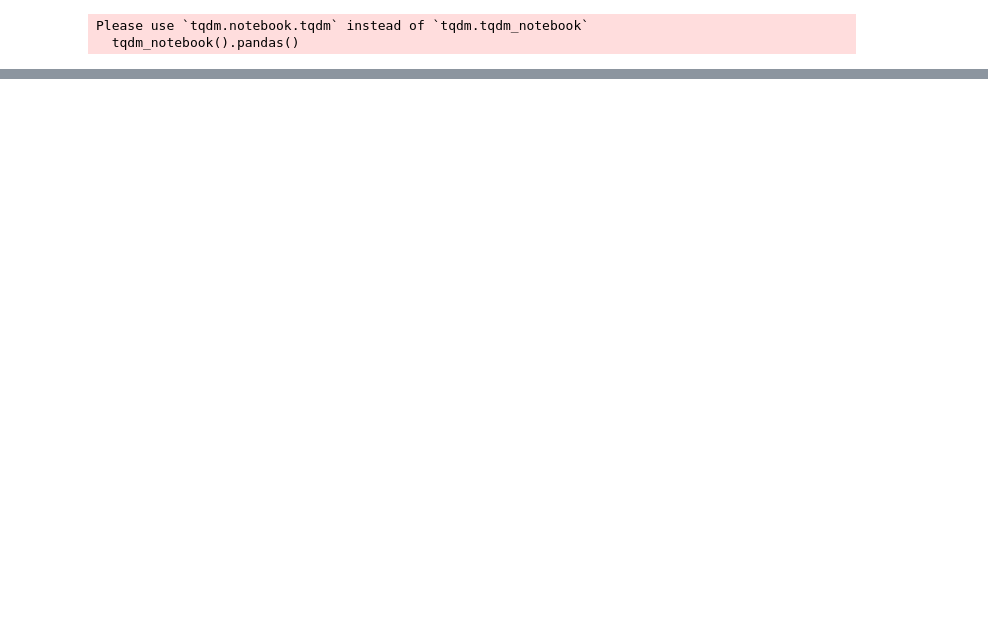
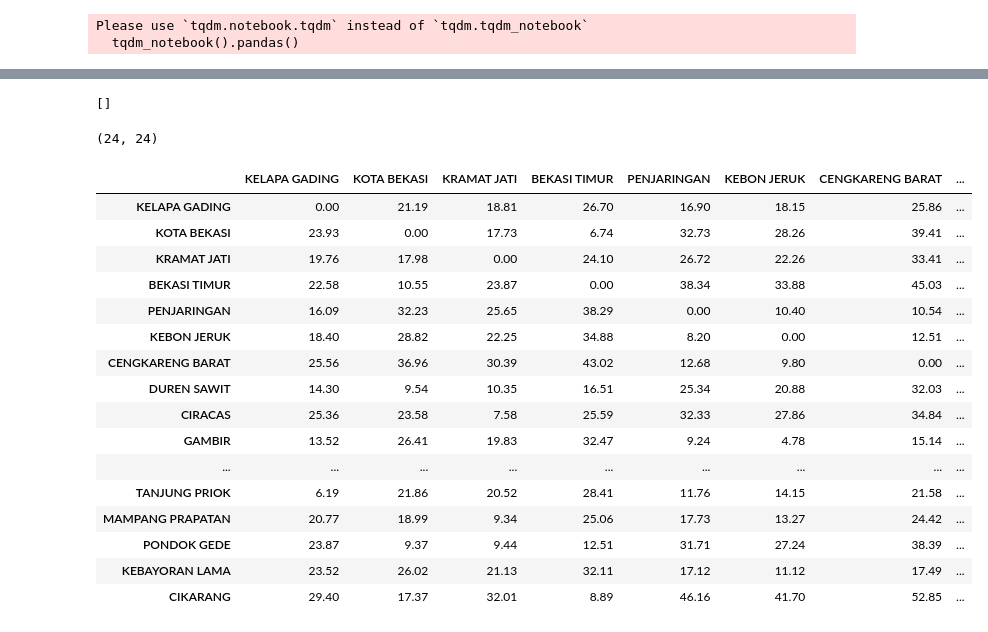
Before and after one commit to danielbeltsazar99/My-Mini-Projects, a Jupyter notebook: Special Projects (Geospatial, Vehicle Routing, Predictive Maintenance, etc)/Vehicle Routing Problem and Optimization/Logistics Middle Mile/Vehicle Routing Middle Mile Routing.ipynb, the cells around one changed output, grey strips where cells are left out. Saved outputs shown, nothing was run; the diff lists cells and outputs as text; code cells hidden in the pictures; blank space fills up the shorter version.

```diff
--- a/Special Projects (Geospatial, Vehicle Routing, Predictive Maintenance, etc)/Vehicle Routing Problem and Optimization/Logistics Middle Mile/Vehicle Routing Middle Mile Routing.ipynb
+++ b/Special Projects (Geospatial, Vehicle Routing, Predictive Maintenance, etc)/Vehicle Routing Problem and Optimization/Logistics Middle Mile/Vehicle Routing Middle Mile Routing.ipynb
@@ -33,0 +586,7 @@ Please use `tqdm.notebook.tqdm` instead of `tqdm.tqdm_notebook`
+# %%
+df_mm_weight_mean = df_mm_weight.groupby(['pod_dp_name'])['weight'].mean().reset_index()
+df_mm_weight_mean['weight'] = df_mm_weight_mean['weight'].round(decimals=1)
+df_mm_weight_mean['weight'] = [1.0 if x < 1 else x for x in df_mm_weight_mean['weight']] # change weight to 1 if weight is < 1
+df_mm_weight_mean = df_mm_weight_mean.append({'pod_dp_name':'DC MARUNDA', 'weight': 0.0}, ignore_index=True) # add DC MARUNDA to df with weight 0
+df_mm_weight_mean['weight'] = df_mm_weight_mean['weight'].astype(int)
+df_mm_weight_mean.sort_values(by='weight', ascending=False).reset_index(drop=True)
@@ -33,0 +631,4 @@ Please use `tqdm.notebook.tqdm` instead of `tqdm.tqdm_notebook`
+# %%
+# create new distance matrix
+places_capacity = list(set(df_mm_weight_mean['pod_dp_name']) & set(places))
+places_noncapacity = list(set(distance_matrix_table.columns) - set(places_capacity))
@@ -33,0 +655,40 @@ Please use `tqdm.notebook.tqdm` instead of `tqdm.tqdm_notebook`
+# %%
+places_noncapacity
+# %% [output]
+[]
+# %%
+# create new distance matrix
+#places_capacity = list(set(df_mm_weight_mean['pod_dp_name']) & set(places))
+#places_noncapacity = list(set(distance_matrix_table.columns) - set(places_capacity))
+
+# drop some places
+distance_matrix_capacity = distance_matrix_table.drop(places_noncapacity, axis='index')
+distance_matrix_capacity = distance_matrix_capacity.drop(columns=places_noncapacity)
+
+# re-identify
+distance_capacity = distance_matrix_capacity.values.tolist()
+places_capacity = list(distance_matrix_capacity.columns)
+
+distance_matrix_capacity.shape
+# %% [output]
+(24, 24)
+# %%
+distance_matrix_capacity
+# %% [output]
+|  | KELAPA GADING | KOTA BEKASI | KRAMAT JATI | BEKASI TIMUR | PENJARINGAN | KEBON JERUK | CENGKARENG BARAT | ... |
+| KELAPA GADING | 0.00 | 21.19 | 18.81 | 26.70 | 16.90 | 18.15 | 25.86 | ... |
+| KOTA BEKASI | 23.93 | 0.00 | 17.73 | 6.74 | 32.73 | 28.26 | 39.41 | ... |
+| KRAMAT JATI | 19.76 | 17.98 | 0.00 | 24.10 | 26.72 | 22.26 | 33.41 | ... |
+| BEKASI TIMUR | 22.58 | 10.55 | 23.87 | 0.00 | 38.34 | 33.88 | 45.03 | ... |
+| PENJARINGAN | 16.09 | 32.23 | 25.65 | 38.29 | 0.00 | 10.40 | 10.54 | ... |
+| KEBON JERUK | 18.40 | 28.82 | 22.25 | 34.88 | 8.20 | 0.00 | 12.51 | ... |
+| CENGKARENG BARAT | 25.56 | 36.96 | 30.39 | 43.02 | 12.68 | 9.80 | 0.00 | ... |
+| DUREN SAWIT | 14.30 | 9.54 | 10.35 | 16.51 | 25.34 | 20.88 | 32.03 | ... |
+| CIRACAS | 25.36 | 23.58 | 7.58 | 25.59 | 32.33 | 27.86 | 34.84 | ... |
+| GAMBIR | 13.52 | 26.41 | 19.83 | 32.47 | 9.24 | 4.78 | 15.14 | ... |
+| ... | ... | ... | ... | ... | ... | ... | ... | ... |
+| TANJUNG PRIOK | 6.19 | 21.86 | 20.52 | 28.41 | 11.76 | 14.15 | 21.58 | ... |
+| MAMPANG PRAPATAN | 20.77 | 18.99 | 9.34 | 25.06 | 17.73 | 13.27 | 24.42 | ... |
+| PONDOK GEDE | 23.87 | 9.37 | 9.44 | 12.51 | 31.71 | 27.24 | 38.39 | ... |
+| KEBAYORAN LAMA | 23.52 | 26.02 | 21.13 | 32.11 | 17.12 | 11.12 | 17.49 | ... |
+| CIKARANG | 29.40 | 17.37 | 32.01 | 8.89 | 46.16 | 41.70 | 52.85 | ... |
```
Also changed, not shown: parts of 58 cells of this notebook, 2 other files.
